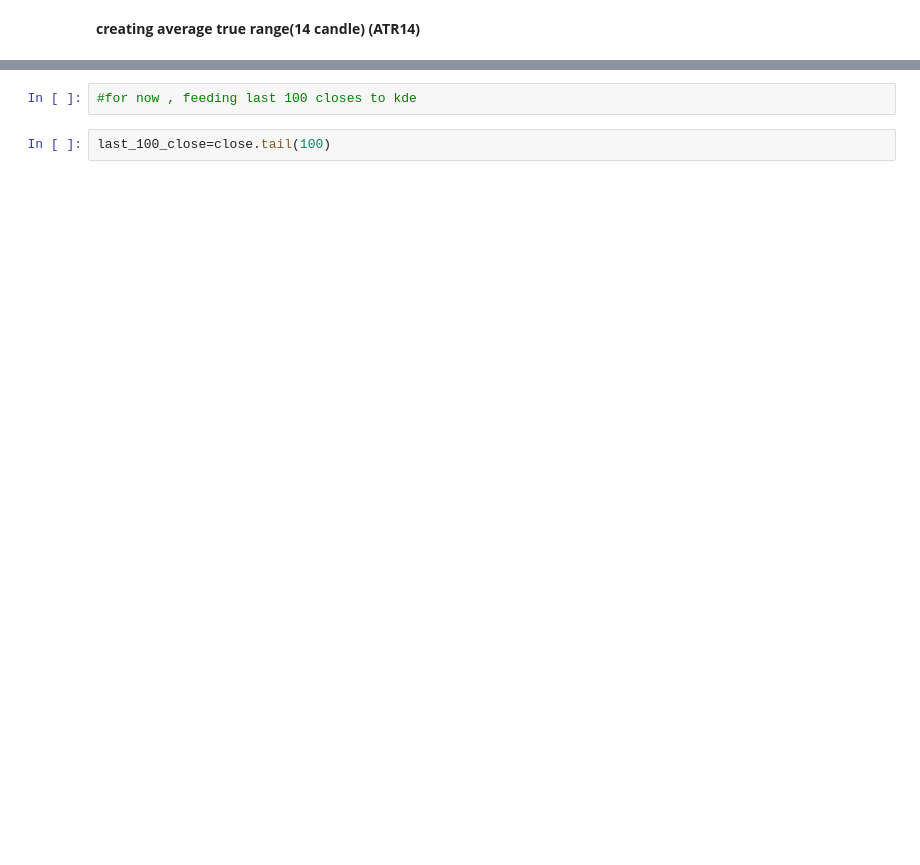
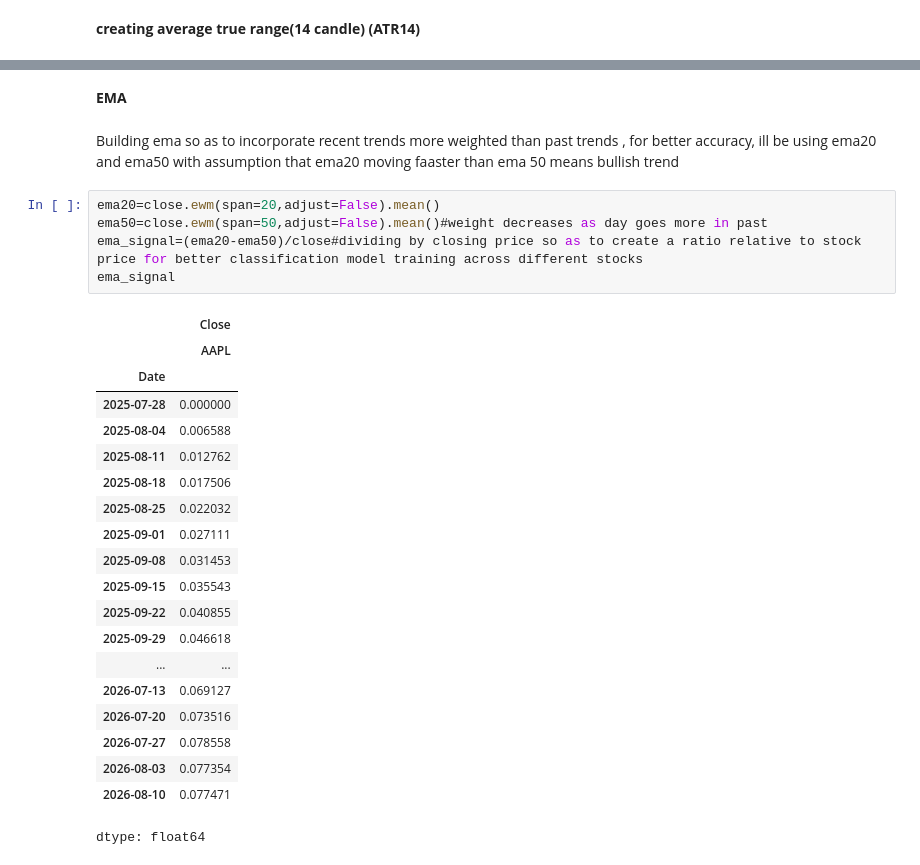
Before and after one commit to harjasjolly-create/algorithmic-stock-rating-program, a Jupyter notebook: hypothesis_verifier.ipynb, the cells around one changed output, grey strips where cells are left out. Cells and saved outputs as stored; diff of their text form; blank space fills up the shorter version.

```diff
--- a/hypothesis_verifier.ipynb
+++ b/hypothesis_verifier.ipynb
@@ -86,4 +97,30 @@ dtype: float64
-# %%
-#for now , feeding last 100 closes to kde
-# %%
-last_100_close=close.tail(100)
+# %% [markdown]
+**EMA**
+# %% [markdown]
+Building ema so as to incorporate recent trends more weighted than past trends , for better accuracy, ill be using ema20 and ema50 with assumption that ema20 moving faaster than ema 50 means bullish trend
+# %%
+ema20=close.ewm(span=20,adjust=False).mean()
+ema50=close.ewm(span=50,adjust=False).mean()#weight decreases as day goes more in past
+ema_signal=(ema20-ema50)/close#dividing by closing price so as to create a ratio relative to stock price for better classification model training across different stocks
+ema_signal
+# %% [output]
+|  | Close |
+|  | AAPL |
+| Date |  |
+| 2025-07-28 | 0.000000 |
+| 2025-08-04 | 0.006588 |
+| 2025-08-11 | 0.012762 |
+| 2025-08-18 | 0.017506 |
+| 2025-08-25 | 0.022032 |
+| 2025-09-01 | 0.027111 |
+| 2025-09-08 | 0.031453 |
+| 2025-09-15 | 0.035543 |
+| 2025-09-22 | 0.040855 |
+| 2025-09-29 | 0.046618 |
+| ... | ... |
+| 2026-07-13 | 0.069127 |
+| 2026-07-20 | 0.073516 |
+| 2026-07-27 | 0.078558 |
+| 2026-08-03 | 0.077354 |
+| 2026-08-10 | 0.077471 |
+dtype: float64
```
Also changed, not shown: parts of 27 cells of this notebook.
